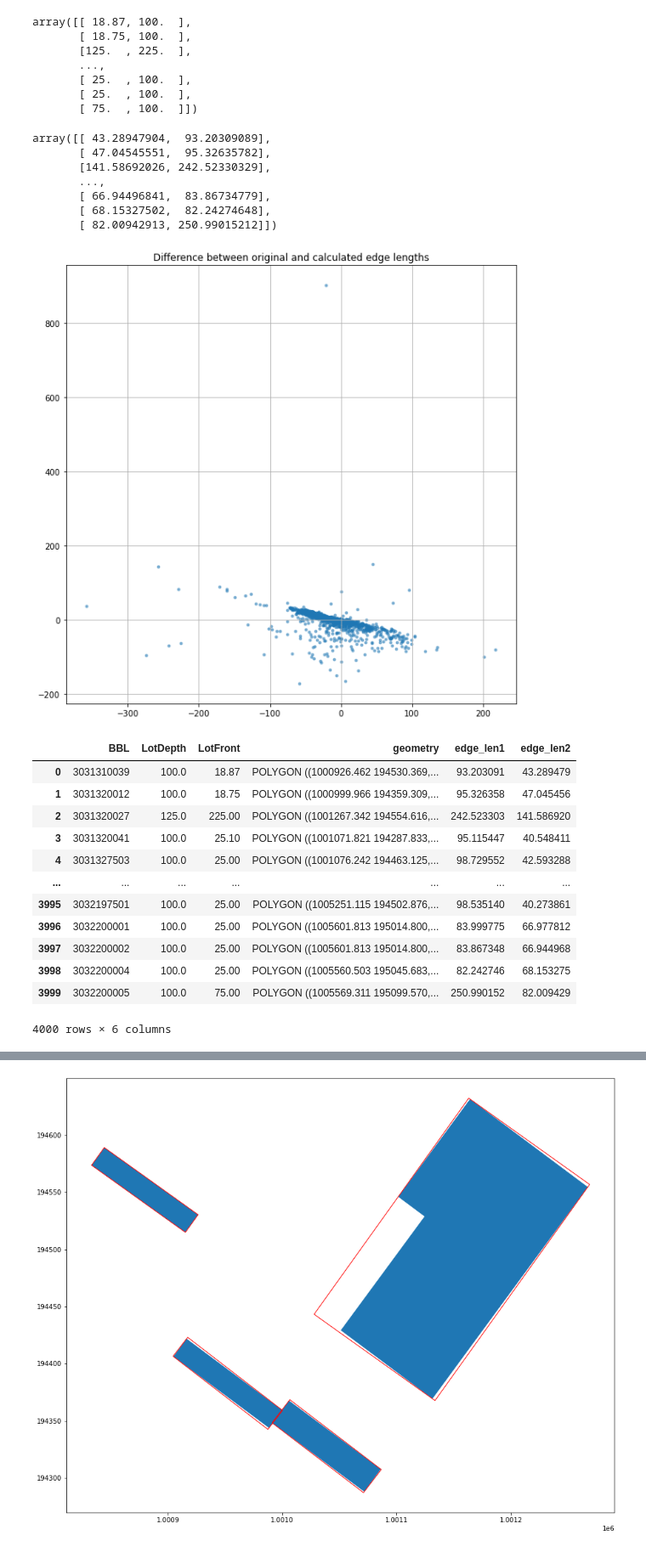
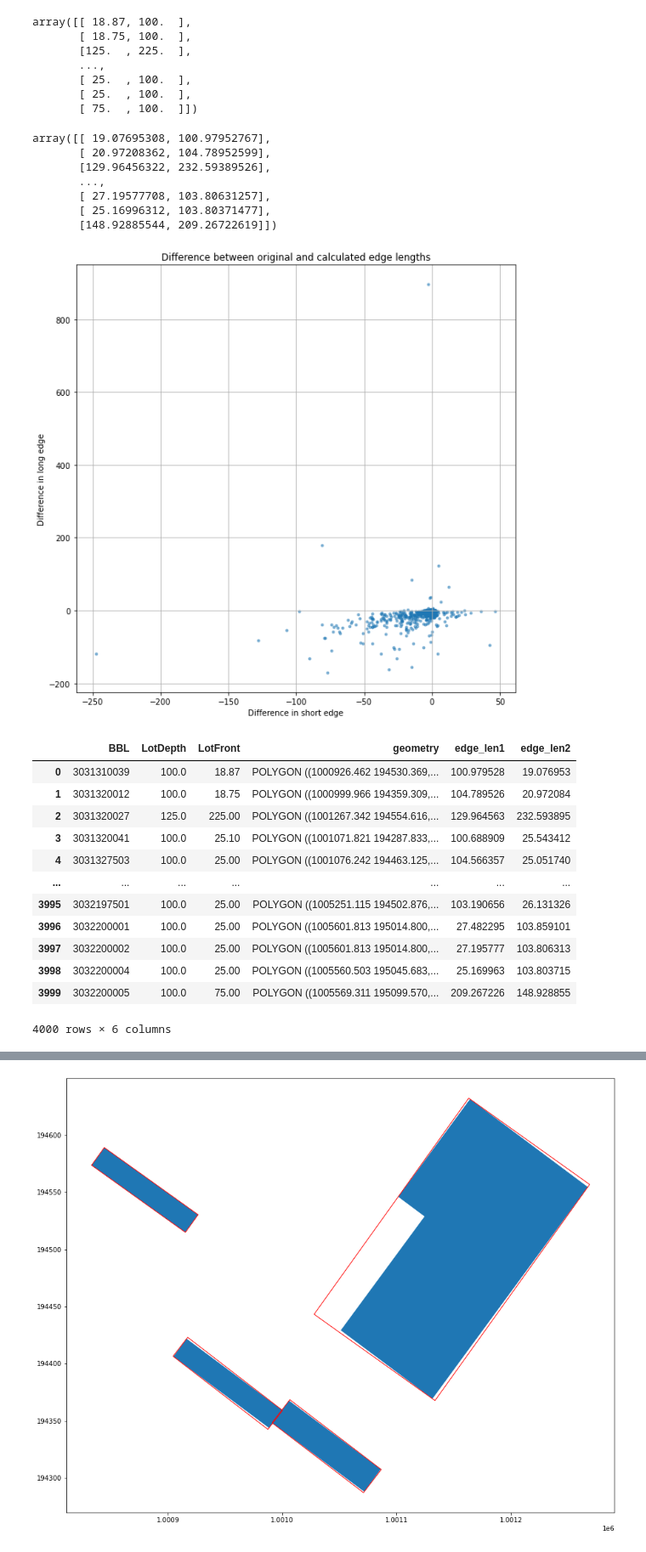
Before and after one commit to raphaellaude/geo-obb, a Jupyter notebook: examples/parcel_obbs.ipynb, the cells around one changed output, grey strips where cells are left out. Shown at 85% size. Cells and saved outputs as stored; diff of their text form; code cells hidden in the pictures.

```diff
--- a/examples/parcel_obbs.ipynb
+++ b/examples/parcel_obbs.ipynb
@@ -184,5 +174,7 @@ Sadly, impromevement is not worth the added steps in this case
 # %% [markdown]
 ## Parcel Dimensions
 # %%
-convex_hull_arrs = gdf.geometry.convex_hull.map(obb.geom_to_array)
-dims = convex_hull_arrs.map(obb.oriented_bounding_box_dimensions)
+convex_hull_arrs = gdf.geometry.map(obb.geom_to_array)
+obbs = convex_hull_arrs.apply(obb.oriented_bounding_box)
+obbs_gs = gpd.GeoSeries(obbs.map(obb.polygon_from_obb), crs=gdf.crs)
+dims = obbs.map(obb.obb_dimensions)
@@ -227,36 +217,38 @@ calc_dims.sort(axis=1)
 # %%
 calc_dims
 # %% [output]
-array([[ 43.28947904,  93.20309089],
-       [ 47.04545551,  95.32635782],
-       [141.58692026, 242.52330329],
+array([[ 19.07695308, 100.97952767],
+       [ 20.97208362, 104.78952599],
+       [129.96456322, 232.59389526],
        ...,
-       [ 66.94496841,  83.86734779],
-       [ 68.15327502,  82.24274648],
-       [ 82.00942913, 250.99015212]])
+       [ 27.19577708, 103.80631257],
+       [ 25.16996312, 103.80371477],
+       [148.92885544, 209.26722619]])
 # %%
 x, y = (original_dims - calc_dims).T
 # %%
 fig, ax = plt.subplots(figsize=(10, 10))
 ax.scatter(*(original_dims - calc_dims).T, alpha=0.5, marker='.')
 plt.title('Difference between original and calculated edge lengths')
+plt.xlabel('Difference in short edge')
+plt.ylabel('Difference in long edge')
 plt.grid()
 plt.show();
 # %% [output]
-[figure, old version]
+[figure, new version]
 # %%
 gdf
 # %% [output]
 |  | BBL | LotDepth | LotFront | geometry | edge_len1 | edge_len2 |
-| 0 | 3031310039 | 100.0 | 18.87 | POLYGON ((1000926.462 194530.369,... | 93.203091 | 43.289479 |
-| 1 | 3031320012 | 100.0 | 18.75 | POLYGON ((1000999.966 194359.309,... | 95.326358 | 47.045456 |
-| 2 | 3031320027 | 125.0 | 225.00 | POLYGON ((1001267.342 194554.616,... | 242.523303 | 141.586920 |
-| 3 | 3031320041 | 100.0 | 25.10 | POLYGON ((1001071.821 194287.833,... | 95.115447 | 40.548411 |
-| 4 | 3031327503 | 100.0 | 25.00 | POLYGON ((1001076.242 194463.125,... | 98.729552 | 42.593288 |
+| 0 | 3031310039 | 100.0 | 18.87 | POLYGON ((1000926.462 194530.369,... | 100.979528 | 19.076953 |
+| 1 | 3031320012 | 100.0 | 18.75 | POLYGON ((1000999.966 194359.309,... | 104.789526 | 20.972084 |
+| 2 | 3031320027 | 125.0 | 225.00 | POLYGON ((1001267.342 194554.616,... | 129.964563 | 232.593895 |
+| 3 | 3031320041 | 100.0 | 25.10 | POLYGON ((1001071.821 194287.833,... | 100.688909 | 25.543412 |
+| 4 | 3031327503 | 100.0 | 25.00 | POLYGON ((1001076.242 194463.125,... | 104.566357 | 25.051740 |
 | ... | ... | ... | ... | ... | ... | ... |
-| 3995 | 3032197501 | 100.0 | 25.00 | POLYGON ((1005251.115 194502.876,... | 98.535140 | 40.273861 |
-| 3996 | 3032200001 | 100.0 | 25.00 | POLYGON ((1005601.813 195014.800,... | 83.999775 | 66.977812 |
-| 3997 | 3032200002 | 100.0 | 25.00 | POLYGON ((1005601.813 195014.800,... | 83.867348 | 66.944968 |
-| 3998 | 3032200004 | 100.0 | 25.00 | POLYGON ((1005560.503 195045.683,... | 82.242746 | 68.153275 |
-| 3999 | 3032200005 | 100.0 | 75.00 | POLYGON ((1005569.311 195099.570,... | 250.990152 | 82.009429 |
+| 3995 | 3032197501 | 100.0 | 25.00 | POLYGON ((1005251.115 194502.876,... | 103.190656 | 26.131326 |
+| 3996 | 3032200001 | 100.0 | 25.00 | POLYGON ((1005601.813 195014.800,... | 27.482295 | 103.859101 |
+| 3997 | 3032200002 | 100.0 | 25.00 | POLYGON ((1005601.813 195014.800,... | 27.195777 | 103.806313 |
+| 3998 | 3032200004 | 100.0 | 25.00 | POLYGON ((1005560.503 195045.683,... | 25.169963 | 103.803715 |
+| 3999 | 3032200005 | 100.0 | 75.00 | POLYGON ((1005569.311 195099.570,... | 209.267226 | 148.928855 |
 4000 rows × 6 columns
```
Also changed, not shown: parts of 8 cells of this notebook, 3 other files.
